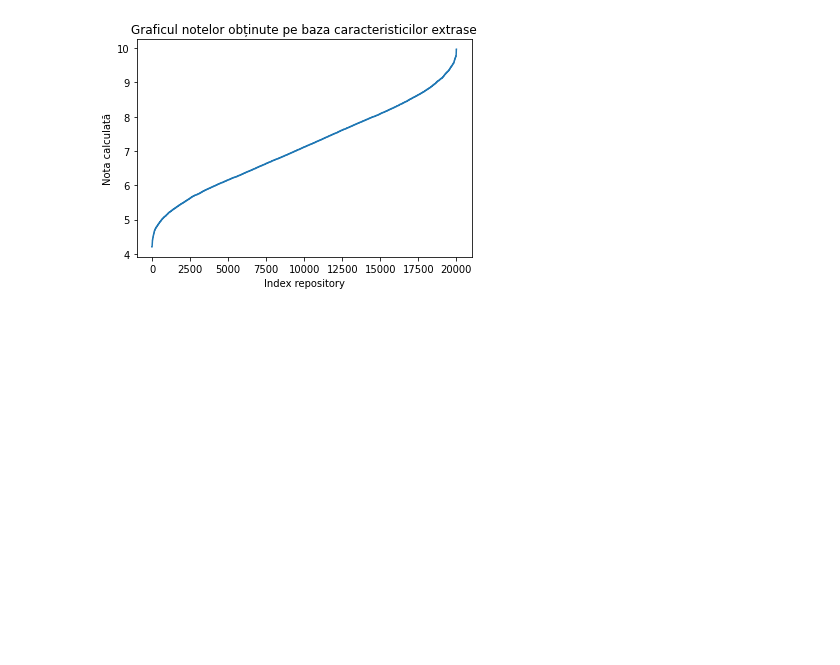
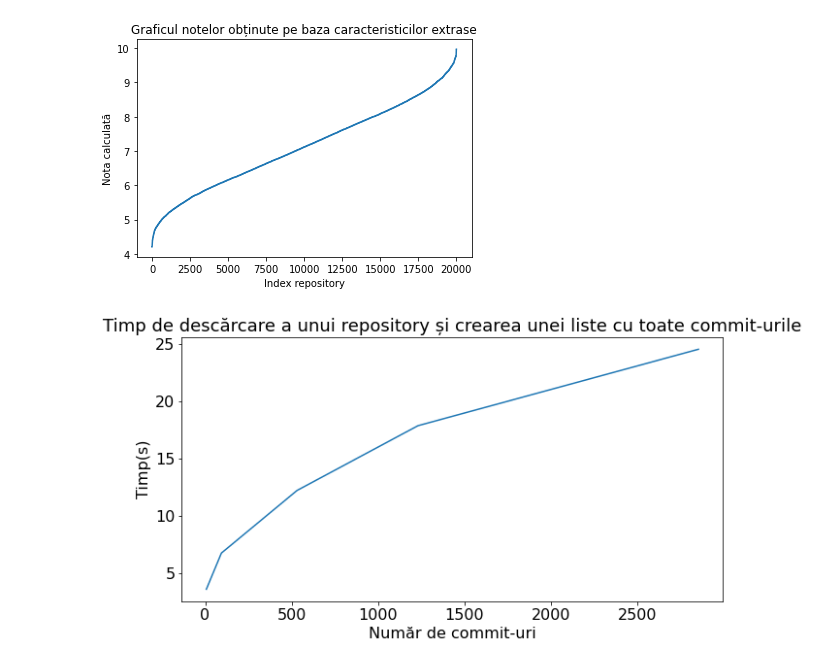
Before and after one commit to Alexandru-Alexandru99/Licenta, a Jupyter notebook: server/graph.ipynb, the cells around one changed output. Saved outputs shown, nothing was run; the diff lists cells and outputs as text; code cells hidden in the pictures; blank space fills up the shorter version.

```diff
--- a/server/graph.ipynb
+++ b/server/graph.ipynb
@@ -41,3 +41,24 @@ plt.xlabel("Index repository")
 plt.show()
 # %% [output]
 [figure]
+# %%
+
+import numpy as np
+import matplotlib.pyplot as plt
+
+
+# creating the dataset
+time = [3.59, 6.75, 12.22, 17.88, 24.56]
+data = [7, 94, 531, 1230, 2851]
+
+fig = plt.figure(figsize = (10, 5))
+
+# creating the bar plot
+plt.plot(data, time)
+plt.rc('font', size=16)
+plt.title("Timp de descărcare a unui repository și crearea unei liste cu toate commit-urile", fontsize =18)
+plt.ylabel("Timp(s)", fontsize = 16)
+plt.xlabel("Număr de commit-uri", fontsize = 16)
+plt.show()
+# %% [output]
+[figure, added]
```
Also changed, not shown: parts of 3 cells of this notebook, 10 other files.
